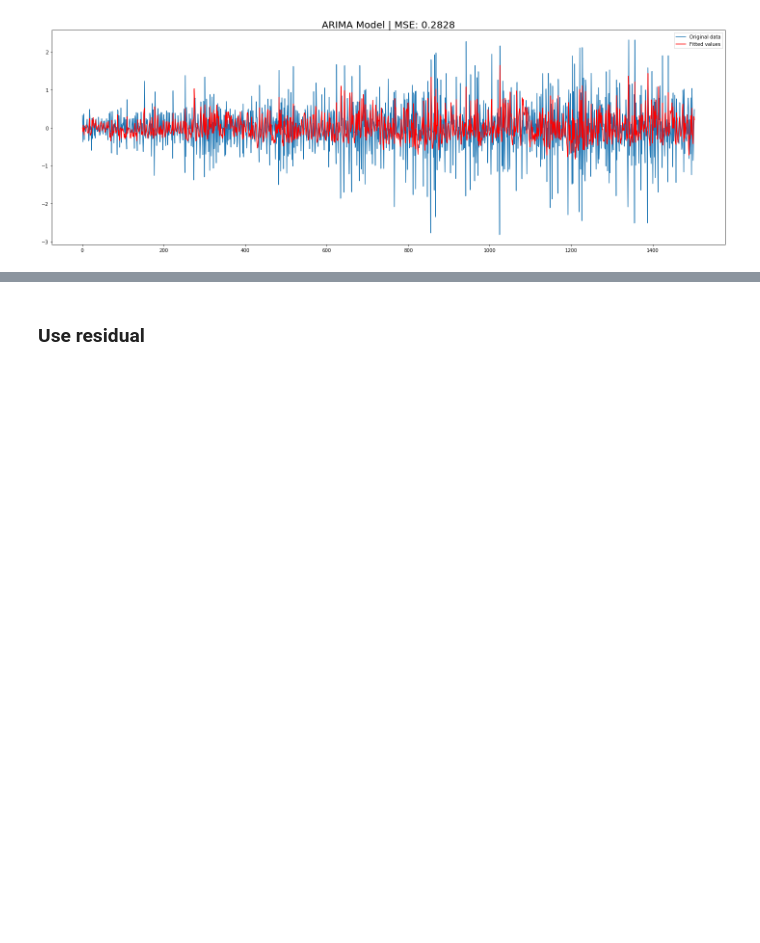
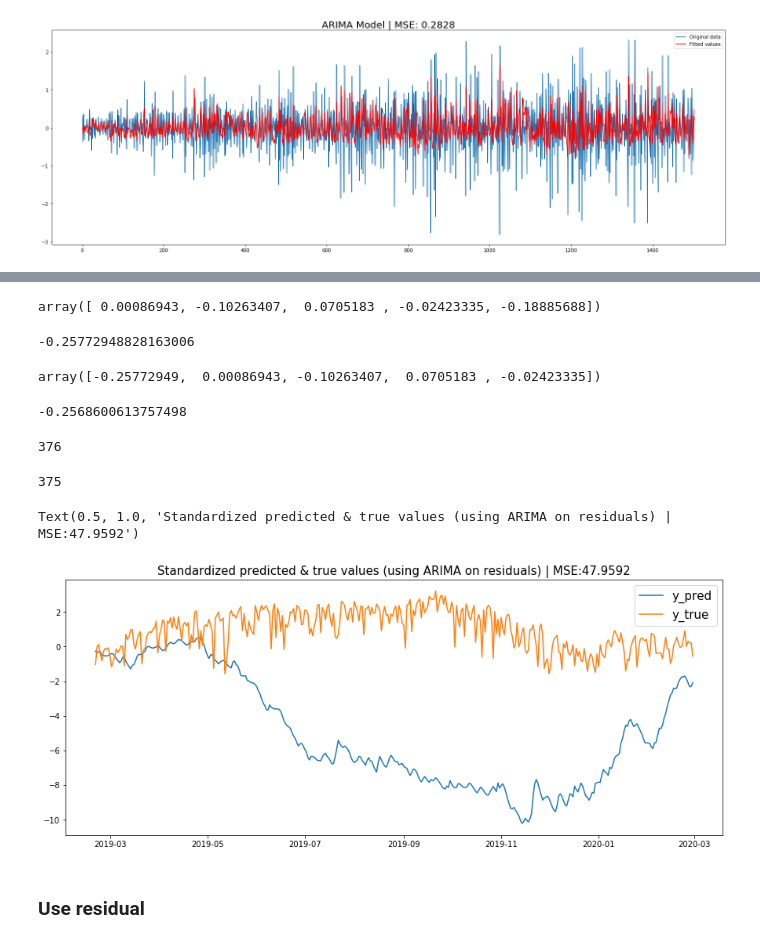
Before and after one commit to sujeongcha/TimeSeries-Transporation-and-Covid19, a Jupyter notebook: Modelling/citibike_ARIMA_HMM.ipynb, the cells around one changed output, grey strips where cells are left out. Cells and saved outputs as stored; diff of their text form; code cells hidden in the pictures; blank space fills up the shorter version.

```diff
--- a/Modelling/citibike_ARIMA_HMM.ipynb
+++ b/Modelling/citibike_ARIMA_HMM.ipynb
@@ -285,0 +288,31 @@ plot_RSS('ARIMA', results_ARIMA, diffshift)
+# %%
+np.random.seed(0)
+diff_predict = model_ARIMA.predict(start=0,end=374,exog=None, dynamic=False)
+diff_predict = np.array(diff_predict)
+diff_predict[:5]
+# %% [output]
+array([ 0.00086943, -0.10263407,  0.0705183 , -0.02423335, -0.18885688])
+# %%
+last_train = pre_train['daily_counts_std'].tolist()[-1]
+last_train
+# %% [output]
+-0.25772948828163006
+# %%
+diff_predict= np.concatenate([[last_train], diff_predict])
+# %%
+diff_predict[:5]
+# %% [output]
+array([-0.25772949,  0.00086943, -0.10263407,  0.0705183 , -0.02423335])
+# %%
+diff_predict[0]+diff_predict[1]
+# %% [output]
+-0.2568600613757498
+# %%
+x_predict = np.cumsum(diff_predict)
+len(x_predict)
+# %% [output]
+376
+# %%
+len(x_predict[1:])
+# %% [output]
+375
@@ -286,3 +324,14 @@ plot_RSS('ARIMA', results_ARIMA, diffshift)
+# %%
+plt.figure(figsize=(15,6))
+plt.plot(pre_val['starttime_day'],x_predict[1:], label = 'y_pred')
+plt.plot(pre_val['starttime_day'],pre_val['daily_counts_std'], label = 'y_true')
+plt.legend(fontsize=15)
+MSE_ = MSE(x_predict[1:])
+plt.title('Standardized predicted & true values (using ARIMA on residuals) | MSE:{:.4f}'.format(MSE_), fontsize=15)
+#plt.title('Standardized predicted & true values (using ARIMA on residuals)', fontsize=15)
+# %% [output]
+Text(0.5, 1.0, 'Standardized predicted & true values (using ARIMA on residuals) | MSE:47.9592')
+[figure, added]
 # %% [markdown]
 ### Use residual
 # %%
```
Also changed, not shown: parts of 4 cells of this notebook.
